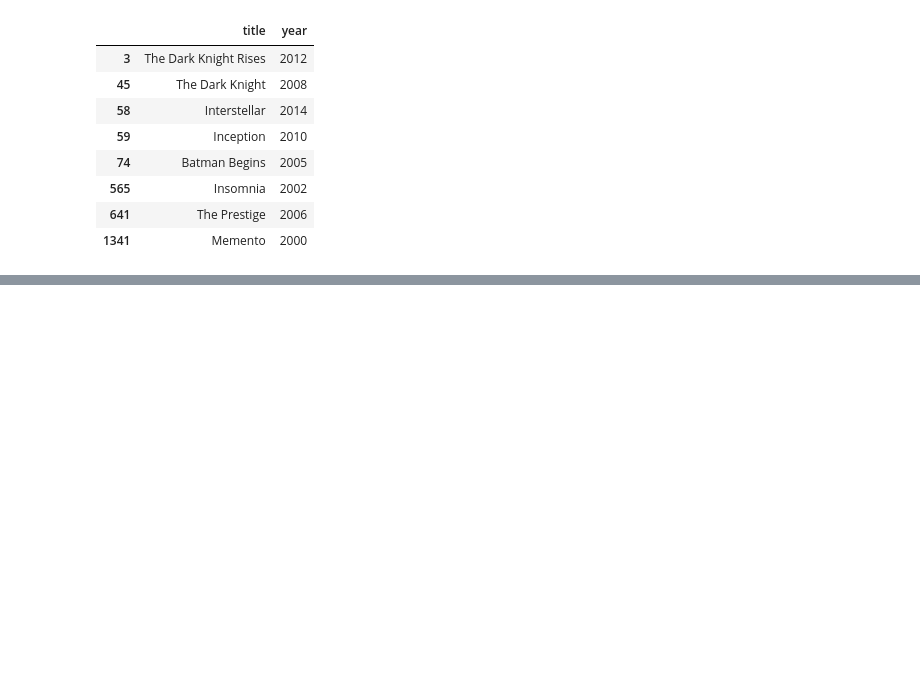
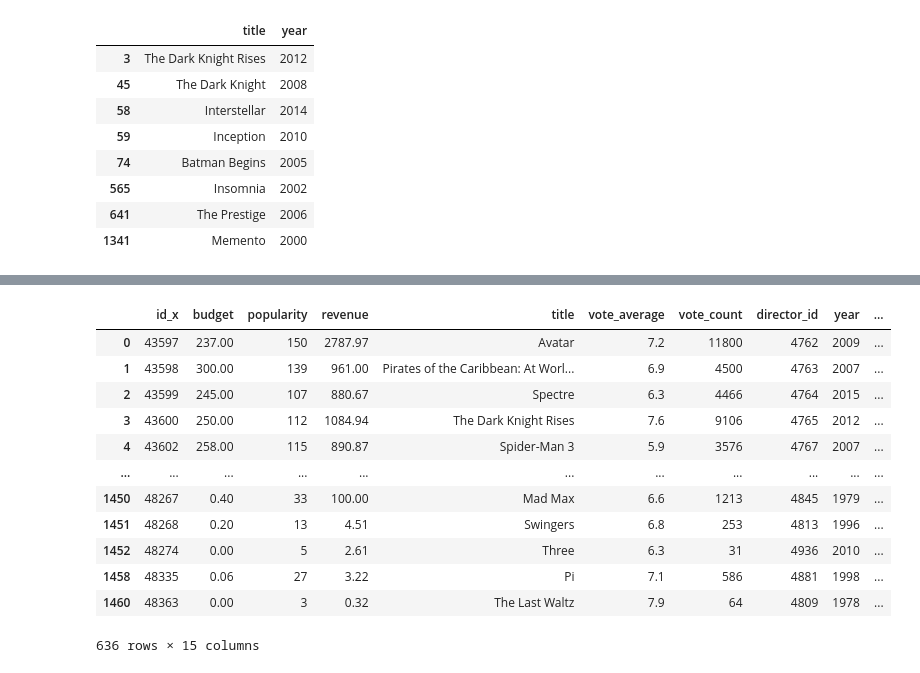
Before and after one commit to adityajain2407/DAV-1-may23, a Jupyter notebook: may23_pandas_3b.ipynb, the cells around one changed output, grey strips where cells are left out. Cells and saved outputs as stored; diff of their text form; code cells hidden in the pictures; blank space fills up the shorter version.

```diff
--- a/may23_pandas_3b.ipynb
+++ b/may23_pandas_3b.ipynb
@@ -416,0 +494,6 @@ data.loc[data["director_name"] == "Christopher Nolan", ["title", "year"]]
+# %%
+def calc_profit(df):
+  profit = df["revenue"] - df["budget"]
+  return profit
+# %%
+data["new_profit"] = data[["revenue", "budget"]].apply(calc_profit, axis = 1)
@@ -416,0 +681,2 @@ data.loc[data["director_name"] == "Christopher Nolan", ["title", "year"]]
+# %%
+data_direc_budget = data.groupby("director_name")["budget"].max().reset_index()
@@ -416,0 +725,18 @@ data.loc[data["director_name"] == "Christopher Nolan", ["title", "year"]]
+# %%
+names = data_direc_budget[data_direc_budget["budget"] > 100]["director_name"]
+# %%
+data.loc[data["director_name"].isin(names)]
+# %% [output]
+|  | id_x | budget | popularity | revenue | title | vote_average | vote_count | director_id | year | ... |
+| 0 | 43597 | 237.00 | 150 | 2787.97 | Avatar | 7.2 | 11800 | 4762 | 2009 | ... |
+| 1 | 43598 | 300.00 | 139 | 961.00 | Pirates of the Caribbean: At Worl... | 6.9 | 4500 | 4763 | 2007 | ... |
+| 2 | 43599 | 245.00 | 107 | 880.67 | Spectre | 6.3 | 4466 | 4764 | 2015 | ... |
+| 3 | 43600 | 250.00 | 112 | 1084.94 | The Dark Knight Rises | 7.6 | 9106 | 4765 | 2012 | ... |
+| 4 | 43602 | 258.00 | 115 | 890.87 | Spider-Man 3 | 5.9 | 3576 | 4767 | 2007 | ... |
+| ... | ... | ... | ... | ... | ... | ... | ... | ... | ... | ... |
+| 1450 | 48267 | 0.40 | 33 | 100.00 | Mad Max | 6.6 | 1213 | 4845 | 1979 | ... |
+| 1451 | 48268 | 0.20 | 13 | 4.51 | Swingers | 6.8 | 253 | 4813 | 1996 | ... |
+| 1452 | 48274 | 0.00 | 5 | 2.61 | Three | 6.3 | 31 | 4936 | 2010 | ... |
+| 1458 | 48335 | 0.06 | 27 | 3.22 | Pi | 7.1 | 586 | 4881 | 1998 | ... |
+| 1460 | 48363 | 0.00 | 3 | 0.32 | The Last Waltz | 7.9 | 64 | 4809 | 1978 | ... |
+636 rows × 15 columns
```
Also changed, not shown: parts of 63 cells of this notebook.
